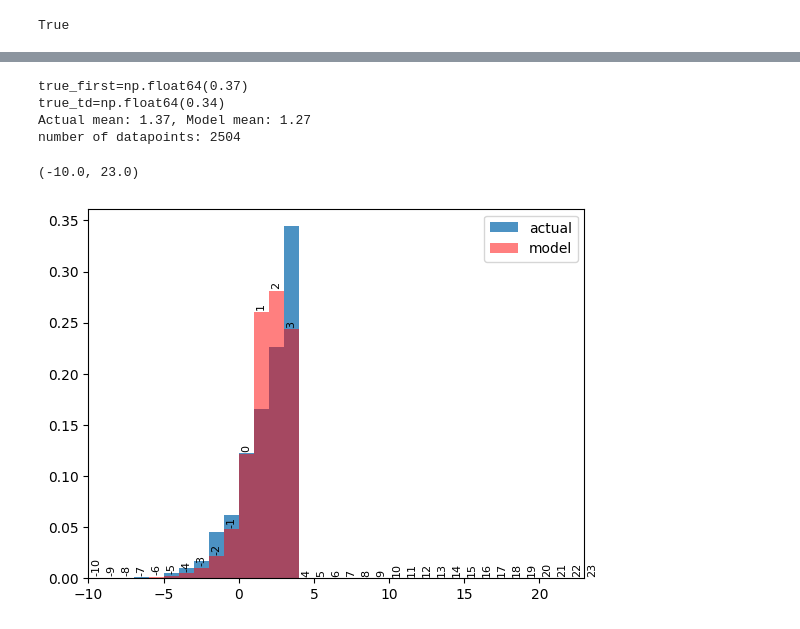
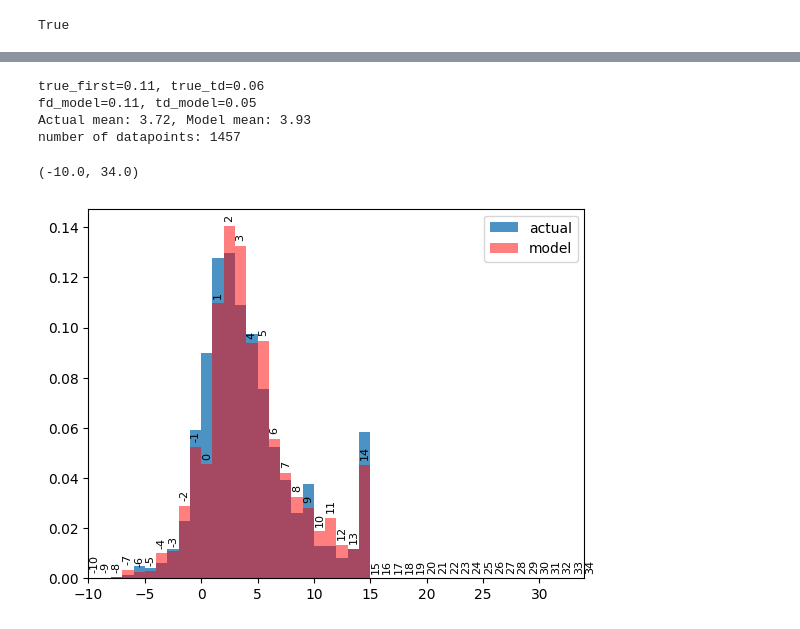
Before and after one commit to sharedw/NFL_sim, a Jupyter notebook: notebooks/train_models/rush_yard_model.ipynb, the cells around one changed output, grey strips where cells are left out. Drawn from its saved outputs; the diff is of its cells as text; code cells hidden in the pictures.

```diff
--- a/notebooks/train_models/rush_yard_model.ipynb
+++ b/notebooks/train_models/rush_yard_model.ipynb
@@ -54,8 +54,8 @@ game_context_cols = [
 	#'game_seconds_remaining',
 	#"wind",
 	#"temp",
-	#'spread_line',
-	#'total_line',
+	'spread_line',
+	'total_line',
 ]
 
 x_cols = game_context_cols #+ ['is_first_down', 'is_second_down', 'is_third_down','is_fourth_down', 'touchdown', 'short_to_first'] # + rusher_stat_cols + ['run_gap_encoded'] + rusher_stat_cols + team_stat_cols + opp_stat_cols
@@ -143,18 +113,17 @@ class maskedModel(nn.Module):
 		#ResBlock(n_hidden),
 		)
 		self.output_layer  = nn.Linear(n_hidden, n_out)
-		self.td_head = nn.Sequential(nn.Linear(n_in, n_hidden),nn.ReLU(),
-		ResBlock(n_hidden), nn.Linear(n_hidden,1))
+		self.td_head = nn.Sequential(ResBlock(n_hidden), nn.Linear(n_hidden,1))
 
 	def forward(self, x):
 		# Extract the feature to pass to the final layer (e.g., the first feature)
 		yardline = x[:, 0].unsqueeze(1)  # Assuming you want the first feature, shape [batch_size, 1]
-		#td_bin = (yardline + 40).long().squeeze(1)
-		#td_logits = self.td_head(x)
+		td_bin = (yardline + 40).long().squeeze(1)
 		x = self.main_layers(x)
+		td_logits = self.td_head(x)
 		logits = self.output_layer(x)
-		#batch_indices = torch.arange(logits.size(0), device=logits.device)
-		#logits[batch_indices, td_bin] = logits[batch_indices, td_bin] + td_logits.squeeze(1)
+		batch_indices = torch.arange(logits.size(0), device=logits.device)
+		logits[batch_indices, td_bin] = logits[batch_indices, td_bin] + td_logits.squeeze(1)
 
 		yard_values = torch.arange(-40, self.n_out - 40, device=x.device).float().unsqueeze(0)
 		mask = (yard_values <= yardline).float()
@@ -269,6 +222,7 @@ def train_model(X, y, n_in, n_out,n_hidden=50, epochs=20, batch_size=128, model=
 	return model
 # %%
-rush_yards_model = train_model(X_tensor,y_tensor, n_in=len(x_cols), n_out=140, n_hidden = 128, epochs=8)
+
+rush_yards_model = train_model(X_tensor,y_tensor, n_in=len(x_cols), n_out=140, n_hidden = 64, epochs=10, batch_size=2048)
 
 #Test Loss: 2.3133, Test Accuracy: 0.1709
 #Test Loss: 2.8949, Test Accuracy: 0.1649 add label smoothing, no focal loss
@@ -276,6 +230,7 @@ rush_yards_model = train_model(X_tensor,y_tensor, n_in=len(x_cols), n_out=140, n
 #Test Loss: 2.4681, Test Accuracy: 0.1682 maskedmodel2
 #Test Loss: 2.4735, Test Accuracy: 0.1648 hierarchical thing
 #Test Loss: 2.4042, Test Accuracy: 0.1596
+#Test Loss: 2.8056, Test Accuracy: 0.1470 fixed td bug, this looks best even w/ low acc. no focal loss or smooth labels
 # %% [output]
 cuda
 tensors loading
@@ -309,50 +263,58 @@ feature_config
 
 update_config(feature_config)
 # %%
+def get_ydl_chance(probs, ydl):
+
+	cols = np.arange(probs.shape[1])
+	mask = cols >= ydl[:, None]   # shape (3, 10), True where col >= start
+	sums = (probs * mask).sum(axis=1).mean()
+	return sums
+
 def sample_model_yardline(yard, down):
-	sample = rushes.loc[(rushes.yardline_100 == yard) & (rushes.down.between(1,3))].reset_index(drop=True)
-	true_first = sample['first_down'].mean().round(2)
-	true_td = sample['touchdown'].mean().round(2)
-	print(f"{true_first=}")
-	print(f"{true_td=}")
+	sample = rushes.loc[(rushes.yardline_100 == yard) & (rushes.down.between(1,1))].reset_index(drop=True)
+	true_first = sample['first_down'].mean().item()
+	true_td = sample['touchdown'].mean().item()
+	print(f"{true_first=:.2f}, {true_td=:.2f}")
 	inp =  sample[x_cols]
 	y = sample['yards_gained']
 
 	inp = torch.tensor(inp.values, dtype=torch.float32)
 	out = rush_yards_model(inp).detach().numpy()
 	exp_logits = np.exp(out - np.max(out, axis=1, keepdims=True))
 	probs = exp_logits / exp_logits.sum(axis=1, keepdims=True)
-
+	td_model = get_ydl_chance(probs, sample['yardline_100'].values + 40).item()
+	fd_model = get_ydl_chance(probs, sample['ydstogo'].values + 40).item()
+	print(f"{fd_model=:.2f}, {td_model=:.2f}")
 	probs = probs.mean(axis=0)
 
 
 	plt.hist(y, range(-40,101),width=1, density=True, alpha=0.8, label='actual')
 
 	actual_mean = y.mean()
 	model_mean = (np.arange(len(probs)) - 40) @ probs
 	print(f"Actual mean: {actual_mean:.2f}, Model mean: {model_mean:.2f}")
 	print(f'number of datapoints: {len(inp)}')
 	return probs
 
-yard = 3
+yard = 14
 down = 3
 probs = sample_model_yardline(yard, down)
 plt.bar(range(-40, 100), probs, width=1, alpha=0.5, align="edge", label="model", color='r')
 
 # Add index labels on top of bars
 for i, p in enumerate(probs):
-    yard_val = -40 + i
-    if -10 <= yard_val <= yard + 20:  # only label visible range
-        plt.text(yard_val + 0.5, p + 0.002, str(yard_val),
-                 ha='center', va='bottom', fontsize=8, rotation=90)
+	yard_val = -40 + i
+	if -10 <= yard_val <= yard + 20:  # only label visible range
+		plt.text(yard_val + 0.5, p + 0.002, str(yard_val),
+				 ha='center', va='bottom', fontsize=8, rotation=90)
 
 
 plt.legend()
 plt.xlim(-10,yard+20)
 # %% [output]
-true_first=np.float64(0.37)
-true_td=np.float64(0.34)
-Actual mean: 1.37, Model mean: 1.27
-number of datapoints: 2504
+true_first=0.11, true_td=0.06
+fd_model=0.11, td_model=0.05
+Actual mean: 3.72, Model mean: 3.93
+number of datapoints: 1457
-(-10.0, 23.0)
+(-10.0, 34.0)
-[figure, old version]
+[figure, new version]
```
Also changed, not shown: parts of 11 cells of this notebook, 3 other files.
